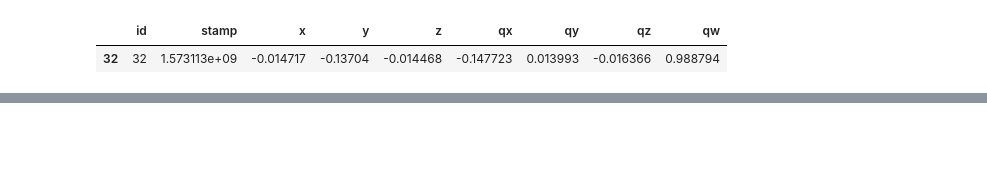
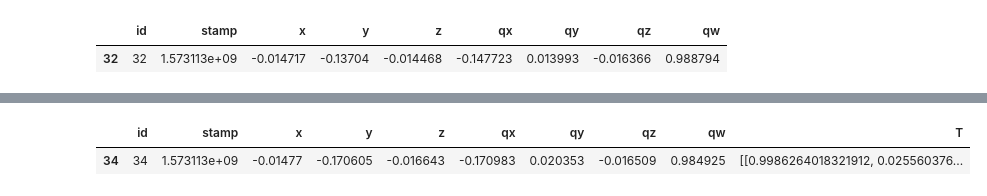
Before and after one commit to kandithws/ORB_SLAM2, a Jupyter notebook: scripts/result_sandox.ipynb, the cells around one changed output, grey strips where cells are left out. Cells and saved outputs as stored; diff of their text form; code cells hidden in the pictures; blank space fills up the shorter version.

```diff
--- a/scripts/result_sandox.ipynb
+++ b/scripts/result_sandox.ipynb
@@ -72,0 +91,3 @@ keyframes
+# %%
+tag = apriltags.sample(1)
+kf = keyframes[ keyframes['id'] == tag['kf_id'].iloc[0]]
@@ -72,0 +110,5 @@ keyframes
+# %%
+kf
+# %% [output]
+|  | id | stamp | x | y | z | qx | qy | qz | qw | T |
+| 34 | 34 | 1.573113e+09 | -0.01477 | -0.170605 | -0.016643 | -0.170983 | 0.020353 | -0.016509 | 0.984925 | [[0.9986264018321912, 0.025560376... |
```
Also changed, not shown: parts of 34 cells of this notebook, 1 other file.
